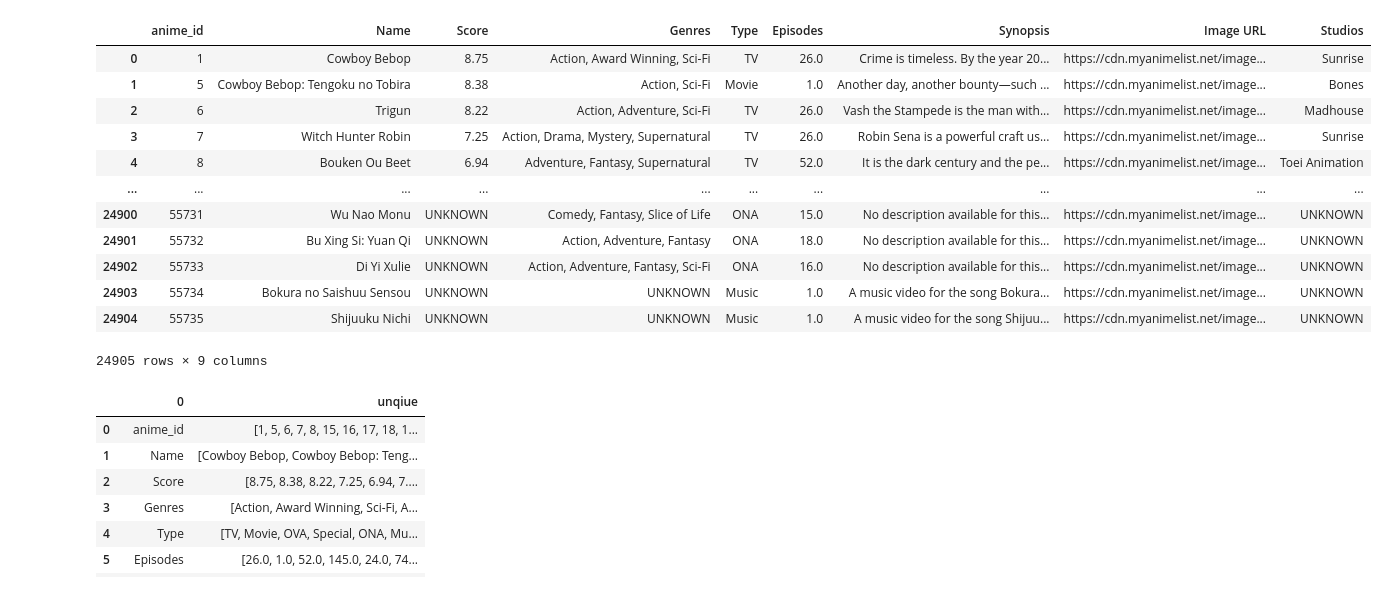
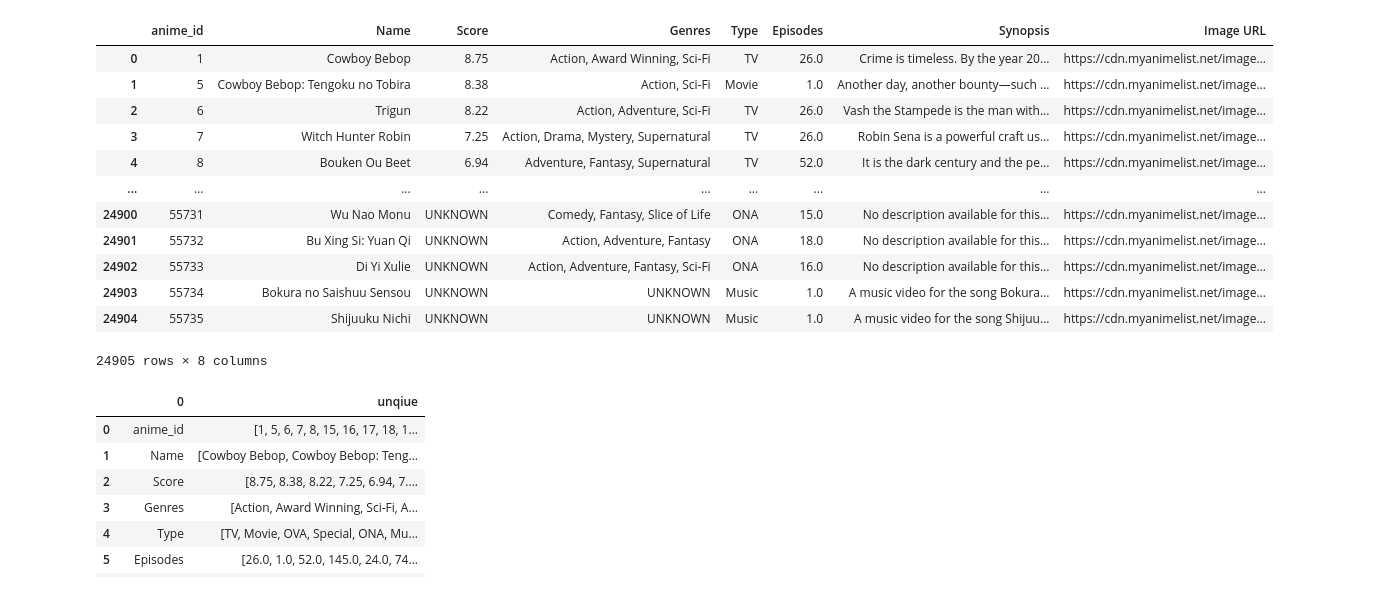
Before and after one commit to gerraldanantasa/anime-recommendation-app, a Jupyter notebook: anime-recc.ipynb, the cells around one changed output. Saved outputs shown, nothing was run; the diff lists cells and outputs as text; code cells hidden in the pictures.

```diff
--- a/anime-recc.ipynb
+++ b/anime-recc.ipynb
@@ -10,22 +10,22 @@ from sklearn.feature_extraction.text import CountVectorizer
 # %%
 df_main = pd.read_csv('anime-dataset-2023.csv')
 # %%
-df = pd.read_csv('anime-dataset-2023.csv')[['anime_id', 'Name', 'Score', 'Genres', 'Type', 'Episodes', 'Synopsis', 'Image URL','Studios']]
+df = pd.read_csv('anime-dataset-2023.csv')[['anime_id', 'Name', 'Score', 'Genres', 'Type', 'Episodes', 'Synopsis', 'Image URL']]
 df
 # %% [output]
-|  | anime_id | Name | Score | Genres | Type | Episodes | Synopsis | Image URL | Studios |
-| 0 | 1 | Cowboy Bebop | 8.75 | Action, Award Winning, Sci-Fi | TV | 26.0 | Crime is timeless. By the year 20... | https://cdn.myanimelist.net/image... | Sunrise |
-| 1 | 5 | Cowboy Bebop: Tengoku no Tobira | 8.38 | Action, Sci-Fi | Movie | 1.0 | Another day, another bounty—such ... | https://cdn.myanimelist.net/image... | Bones |
-| 2 | 6 | Trigun | 8.22 | Action, Adventure, Sci-Fi | TV | 26.0 | Vash the Stampede is the man with... | https://cdn.myanimelist.net/image... | Madhouse |
-| 3 | 7 | Witch Hunter Robin | 7.25 | Action, Drama, Mystery, Supernatural | TV | 26.0 | Robin Sena is a powerful craft us... | https://cdn.myanimelist.net/image... | Sunrise |
-| 4 | 8 | Bouken Ou Beet | 6.94 | Adventure, Fantasy, Supernatural | TV | 52.0 | It is the dark century and the pe... | https://cdn.myanimelist.net/image... | Toei Animation |
-| ... | ... | ... | ... | ... | ... | ... | ... | ... | ... |
-| 24900 | 55731 | Wu Nao Monu | UNKNOWN | Comedy, Fantasy, Slice of Life | ONA | 15.0 | No description available for this... | https://cdn.myanimelist.net/image... | UNKNOWN |
-| 24901 | 55732 | Bu Xing Si: Yuan Qi | UNKNOWN | Action, Adventure, Fantasy | ONA | 18.0 | No description available for this... | https://cdn.myanimelist.net/image... | UNKNOWN |
-| 24902 | 55733 | Di Yi Xulie | UNKNOWN | Action, Adventure, Fantasy, Sci-Fi | ONA | 16.0 | No description available for this... | https://cdn.myanimelist.net/image... | UNKNOWN |
-| 24903 | 55734 | Bokura no Saishuu Sensou | UNKNOWN | UNKNOWN | Music | 1.0 | A music video for the song Bokura... | https://cdn.myanimelist.net/image... | UNKNOWN |
-| 24904 | 55735 | Shijuuku Nichi | UNKNOWN | UNKNOWN | Music | 1.0 | A music video for the song Shijuu... | https://cdn.myanimelist.net/image... | UNKNOWN |
+|  | anime_id | Name | Score | Genres | Type | Episodes | Synopsis | Image URL |
+| 0 | 1 | Cowboy Bebop | 8.75 | Action, Award Winning, Sci-Fi | TV | 26.0 | Crime is timeless. By the year 20... | https://cdn.myanimelist.net/image... |
+| 1 | 5 | Cowboy Bebop: Tengoku no Tobira | 8.38 | Action, Sci-Fi | Movie | 1.0 | Another day, another bounty—such ... | https://cdn.myanimelist.net/image... |
+| 2 | 6 | Trigun | 8.22 | Action, Adventure, Sci-Fi | TV | 26.0 | Vash the Stampede is the man with... | https://cdn.myanimelist.net/image... |
+| 3 | 7 | Witch Hunter Robin | 7.25 | Action, Drama, Mystery, Supernatural | TV | 26.0 | Robin Sena is a powerful craft us... | https://cdn.myanimelist.net/image... |
+| 4 | 8 | Bouken Ou Beet | 6.94 | Adventure, Fantasy, Supernatural | TV | 52.0 | It is the dark century and the pe... | https://cdn.myanimelist.net/image... |
+| ... | ... | ... | ... | ... | ... | ... | ... | ... |
+| 24900 | 55731 | Wu Nao Monu | UNKNOWN | Comedy, Fantasy, Slice of Life | ONA | 15.0 | No description available for this... | https://cdn.myanimelist.net/image... |
+| 24901 | 55732 | Bu Xing Si: Yuan Qi | UNKNOWN | Action, Adventure, Fantasy | ONA | 18.0 | No description available for this... | https://cdn.myanimelist.net/image... |
+| 24902 | 55733 | Di Yi Xulie | UNKNOWN | Action, Adventure, Fantasy, Sci-Fi | ONA | 16.0 | No description available for this... | https://cdn.myanimelist.net/image... |
+| 24903 | 55734 | Bokura no Saishuu Sensou | UNKNOWN | UNKNOWN | Music | 1.0 | A music video for the song Bokura... | https://cdn.myanimelist.net/image... |
+| 24904 | 55735 | Shijuuku Nichi | UNKNOWN | UNKNOWN | Music | 1.0 | A music video for the song Shijuu... | https://cdn.myanimelist.net/image... |
-24905 rows × 9 columns
+24905 rows × 8 columns
 # %%
 list_columns = [x for x in df.columns]
 list_unique = []
```
Also changed, not shown: parts of 8 cells of this notebook, 2 other files.
